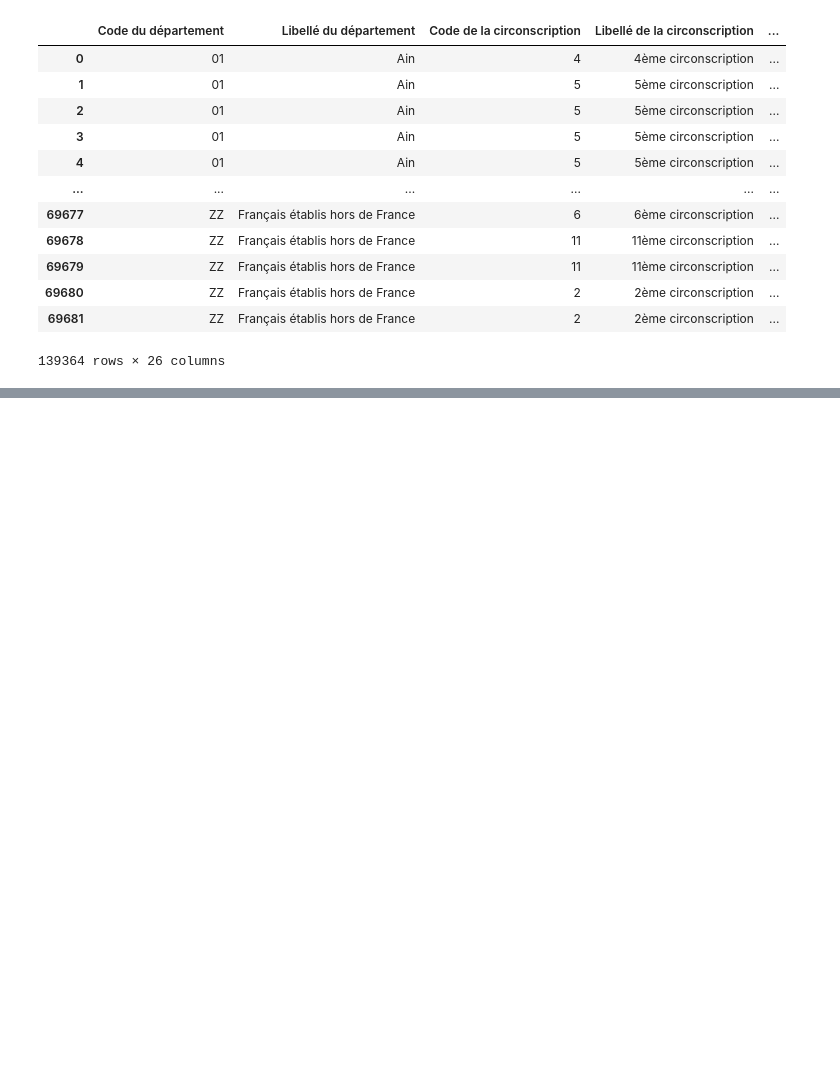
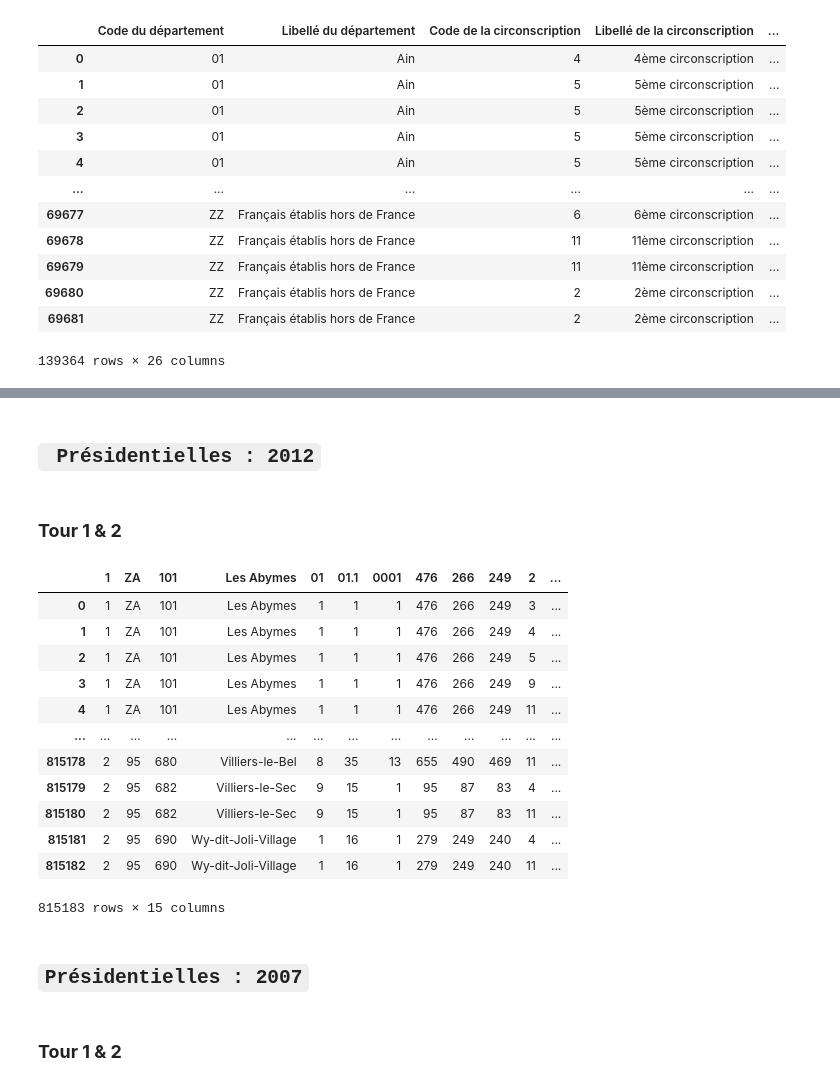
Before and after one commit to joevincentgaltie/donnees_electorales, a Jupyter notebook: notebook_principal.ipynb, the cells around one changed output, grey strips where cells are left out. Saved outputs shown, nothing was run; the diff lists cells and outputs as text; code cells hidden in the pictures; blank space fills up the shorter version.

```diff
--- a/notebook_principal.ipynb
+++ b/notebook_principal.ipynb
@@ -111,0 +162,23 @@ raw_2017 = extract_data(df, df.shape[1])
+# %% [markdown]
+## ` Présidentielles : 2012`
+# %% [markdown]
+### **Tour 1 & 2**
+# %%
+file='data/PR12_Bvot_T1T2.csv'
+df = pd.read_csv(file, sep=";", encoding="latin-1")
+# %%
+df
+# %% [output]
+|  | 1 | ZA | 101 | Les Abymes | 01 | 01.1 | 0001 | 476 | 266 | 249 | 2 | ... |
+| 0 | 1 | ZA | 101 | Les Abymes | 1 | 1 | 1 | 476 | 266 | 249 | 3 | ... |
+| 1 | 1 | ZA | 101 | Les Abymes | 1 | 1 | 1 | 476 | 266 | 249 | 4 | ... |
+| 2 | 1 | ZA | 101 | Les Abymes | 1 | 1 | 1 | 476 | 266 | 249 | 5 | ... |
+| 3 | 1 | ZA | 101 | Les Abymes | 1 | 1 | 1 | 476 | 266 | 249 | 9 | ... |
+| 4 | 1 | ZA | 101 | Les Abymes | 1 | 1 | 1 | 476 | 266 | 249 | 11 | ... |
+| ... | ... | ... | ... | ... | ... | ... | ... | ... | ... | ... | ... | ... |
+| 815178 | 2 | 95 | 680 | Villiers-le-Bel | 8 | 35 | 13 | 655 | 490 | 469 | 11 | ... |
+| 815179 | 2 | 95 | 682 | Villiers-le-Sec | 9 | 15 | 1 | 95 | 87 | 83 | 4 | ... |
+| 815180 | 2 | 95 | 682 | Villiers-le-Sec | 9 | 15 | 1 | 95 | 87 | 83 | 11 | ... |
+| 815181 | 2 | 95 | 690 | Wy-dit-Joli-Village | 1 | 16 | 1 | 279 | 249 | 240 | 4 | ... |
+| 815182 | 2 | 95 | 690 | Wy-dit-Joli-Village | 1 | 16 | 1 | 279 | 249 | 240 | 11 | ... |
+815183 rows × 15 columns
@@ -111,0 +206,4 @@ raw_2017 = extract_data(df, df.shape[1])
+# %% [markdown]
+## `Présidentielles : 2007`
+# %% [markdown]
+### **Tour 1 & 2**
```
Also changed, not shown: parts of 93 cells of this notebook.
